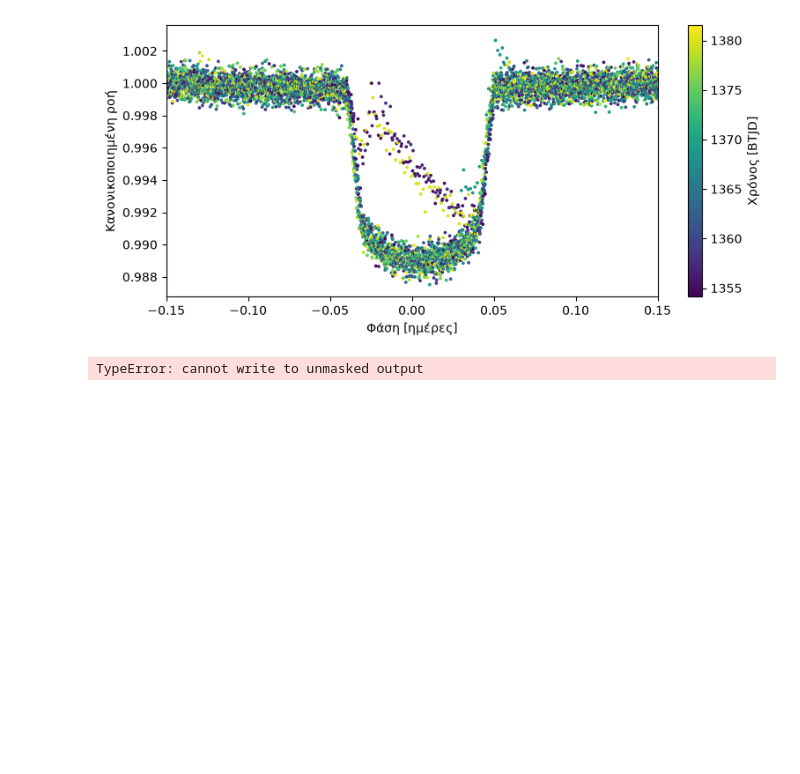
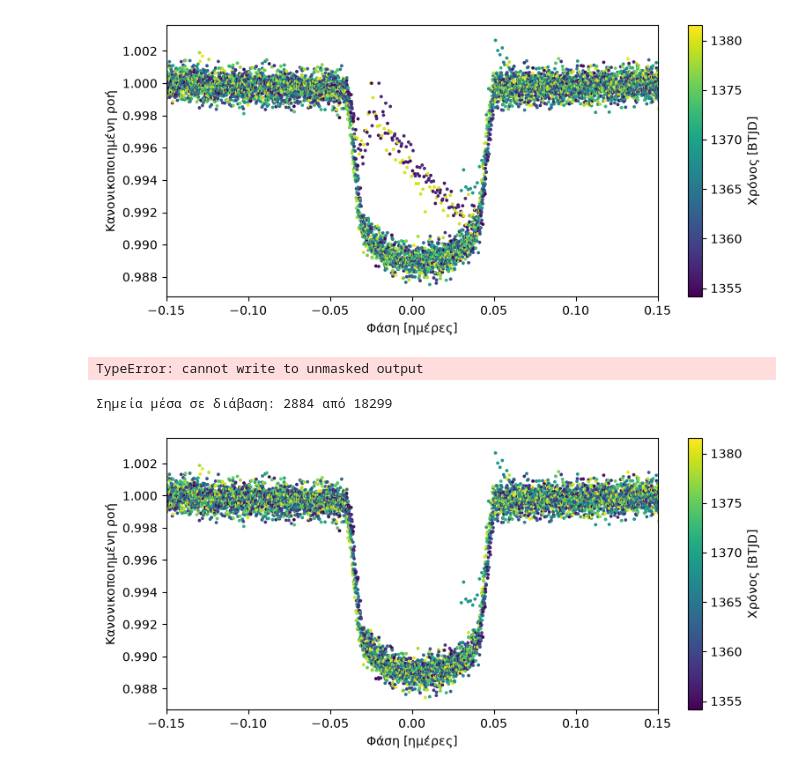
Before and after one commit to rigasneofotistos-beep/tess-transit-project, a Jupyter notebook: 01_first_lightcurve.ipynb, the cells around one changed output. Saved outputs shown, nothing was run; the diff lists cells and outputs as text; code cells hidden in the pictures; blank space fills up the shorter version.

Commit message:
Mask transits before flattening

```diff
--- a/01_first_lightcurve.ipynb
+++ b/01_first_lightcurve.ipynb
@@ -105,3 +105,33 @@ plt.ylabel("Κανονικοποιημένη ροή")
 plt.show()
 # %% [output]
 TypeError: cannot write to unmasked output
+# %%
+import numpy as np
+import matplotlib.pyplot as plt
+
+# απλοί αριθμοί αντί για "masked" πίνακες
+t = lc_clean.time.value
+t = np.asarray(getattr(t, "unmasked", t), dtype=float)
+P = float(period.value)    # περίοδος σε ημέρες
+T0 = float(t0.value)       # χρόνος διάβασης σε BTJD
+dur = 0.15                 # πλάτος μάσκας σε ημέρες (η διάβαση κρατά ~0,09)
+
+# True για τα σημεία μέσα σε διάβαση
+transit_mask = np.abs((t - T0 + P/2) % P - P/2) < dur/2
+print("Σημεία μέσα σε διάβαση:", transit_mask.sum(), "από", len(t))
+
+# ίσιωσε την καμπύλη αγνοώντας αυτά τα σημεία
+lc_flat2 = lc_clean.flatten(window_length=901, mask=transit_mask)
+
+folded2 = lc_flat2.fold(period=period, epoch_time=t0)
+plt.figure(figsize=(9, 4))
+sc = plt.scatter(folded2.time.value, folded2.flux.value,
+                 c=folded2.time_original.value, s=3, cmap="viridis")
+plt.colorbar(sc, label="Χρόνος [BTJD]")
+plt.xlim(-0.15, 0.15)
+plt.xlabel("Φάση [ημέρες]")
+plt.ylabel("Κανονικοποιημένη ροή")
+plt.show()
+# %% [output]
+Σημεία μέσα σε διάβαση: 2884 από 18299
+[figure, added]
```
